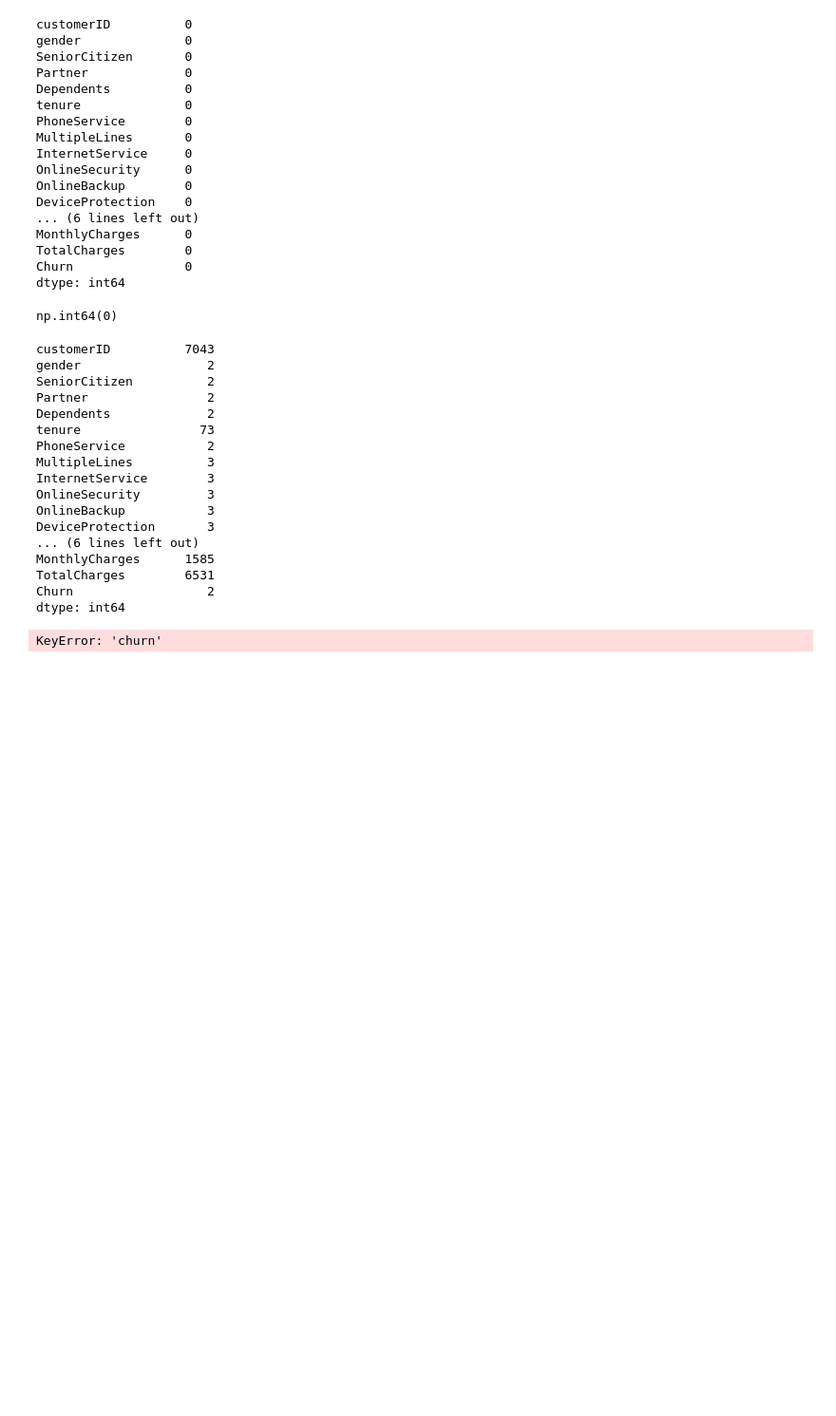
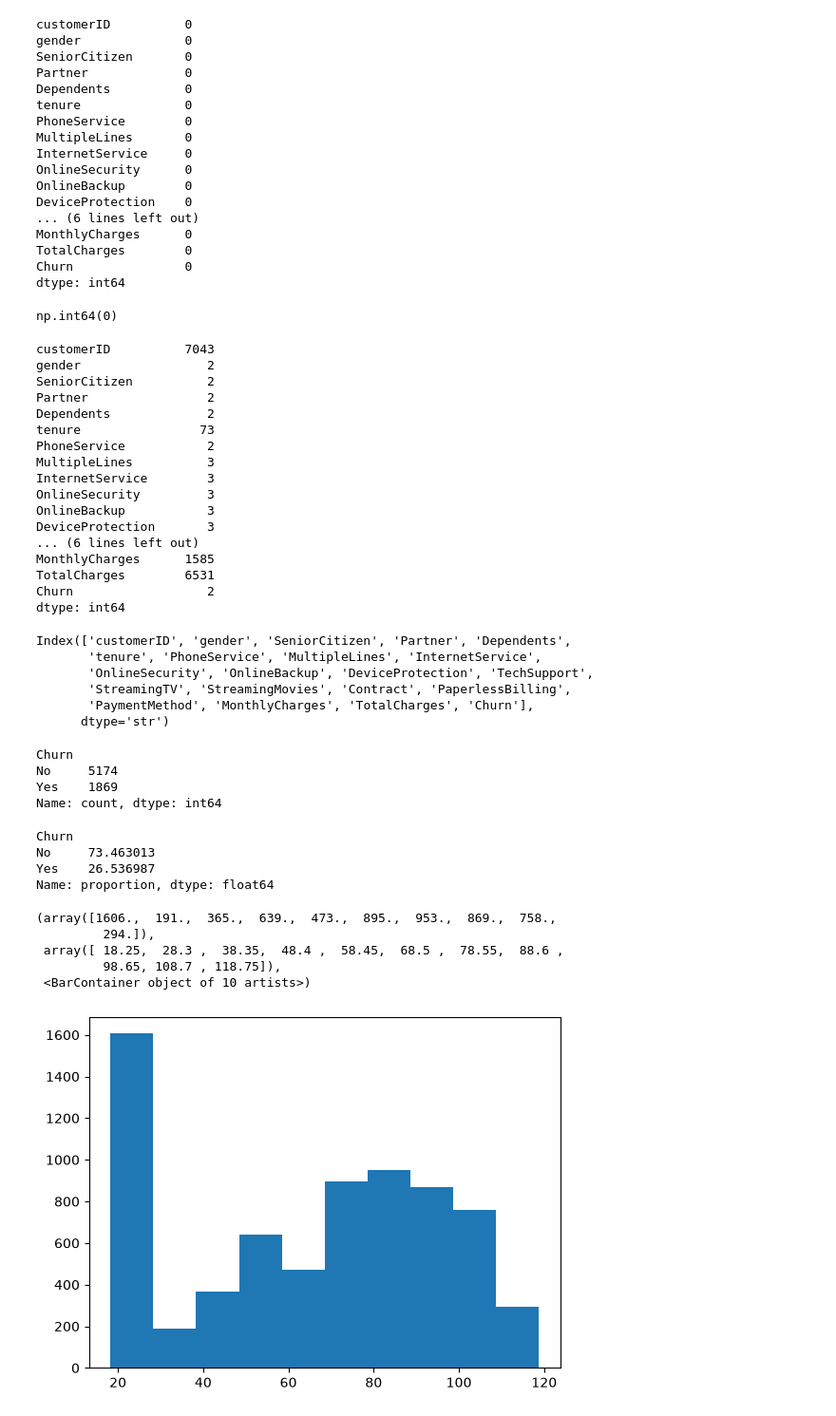
Before and after one commit to chauhand2463/ML, a Jupyter notebook: linear regression/EDA.ipynb, the cells around one changed output. Shown at 95% size. Cells and saved outputs as stored; diff of their text form; code cells hidden in the pictures; blank space fills up the shorter version.

```diff
--- a/linear regression/EDA.ipynb
+++ b/linear regression/EDA.ipynb
@@ -144,6 +144,34 @@ TotalCharges        6531
 Churn                  2
 dtype: int64
 # %%
-telco["churn"].value_counts()
+print (telco.columns)
 # %% [output]
-KeyError: 'churn'
+Index(['customerID', 'gender', 'SeniorCitizen', 'Partner', 'Dependents',
+       'tenure', 'PhoneService', 'MultipleLines', 'InternetService',
+       'OnlineSecurity', 'OnlineBackup', 'DeviceProtection', 'TechSupport',
+       'StreamingTV', 'StreamingMovies', 'Contract', 'PaperlessBilling',
+       'PaymentMethod', 'MonthlyCharges', 'TotalCharges', 'Churn'],
+      dtype='str')
+# %%
+telco["Churn"].value_counts() # target variable and univariate analysis
+# %% [output]
+Churn
+No     5174
+Yes    1869
+Name: count, dtype: int64
+# %%
+telco["Churn"].value_counts(normalize=True)*100 #percentage and univariate analysis
+# %% [output]
+Churn
+No     73.463013
+Yes    26.536987
+Name: proportion, dtype: float64
+# %%
+plt.hist(telco["MonthlyCharges"])   # hist plot and univariate analysis
+# %% [output]
+(array([1606.,  191.,  365.,  639.,  473.,  895.,  953.,  869.,  758.,
+         294.]),
+ array([ 18.25,  28.3 ,  38.35,  48.4 ,  58.45,  68.5 ,  78.55,  88.6 ,
+         98.65, 108.7 , 118.75]),
+ <BarContainer object of 10 artists>)
+[figure, added]
```
Also changed, not shown: parts of 10 cells of this notebook, 1 other file.
